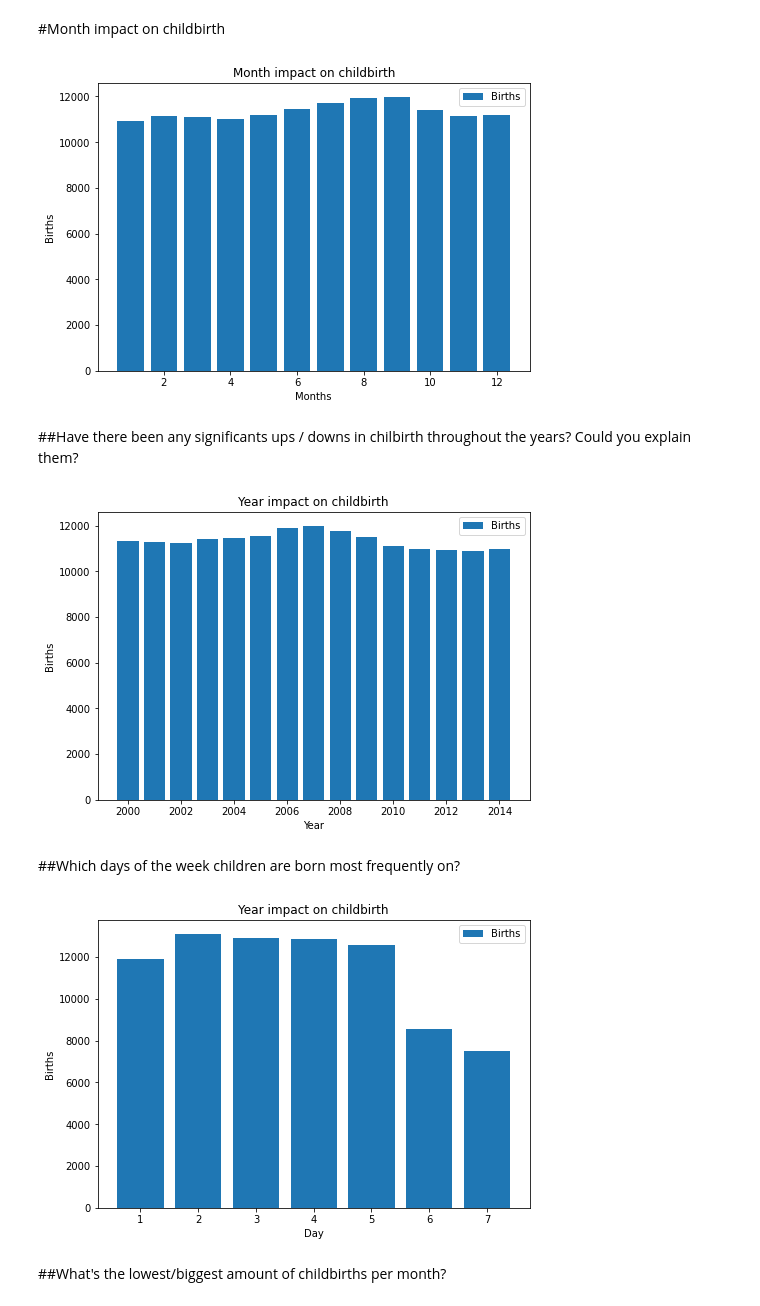
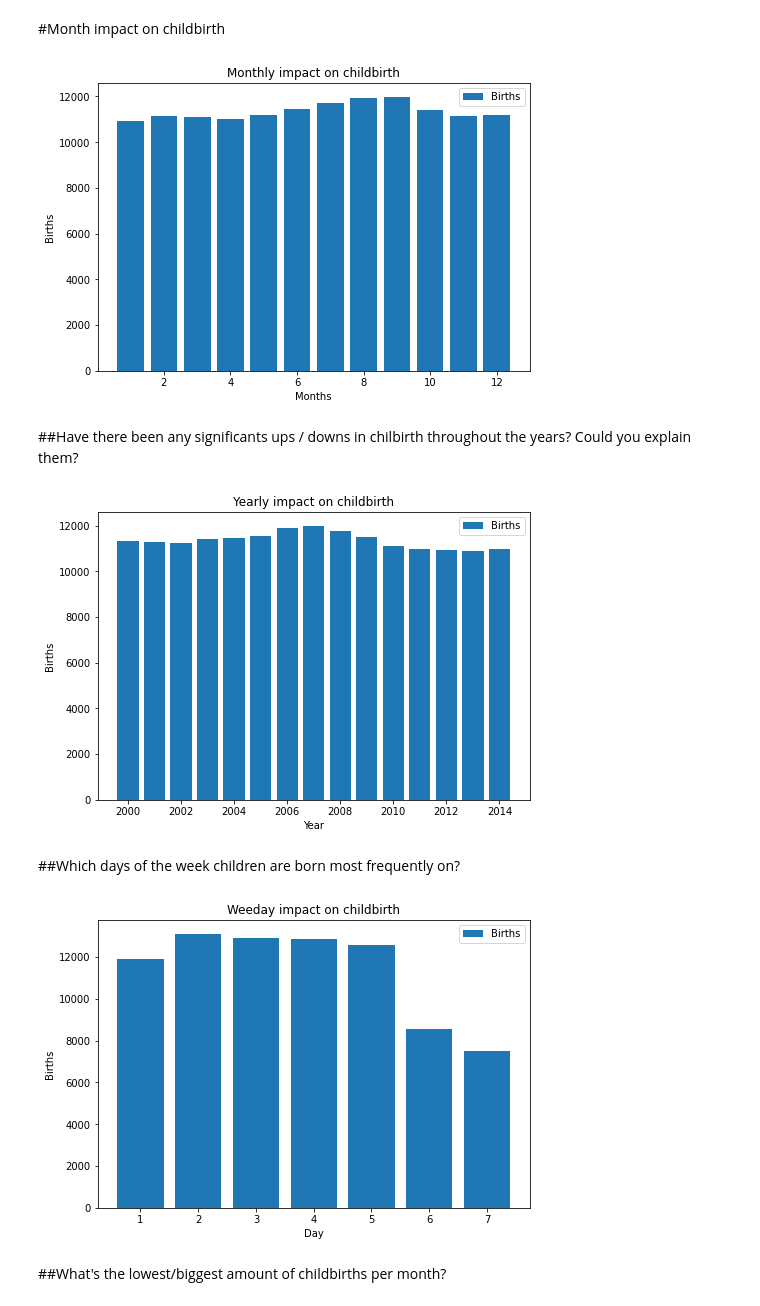
Before and after one commit to mmecius/turing_college, a Jupyter notebook: Demo_subproject.ipynb, the cells around one changed output. Saved outputs shown, nothing was run; the diff lists cells and outputs as text; code cells hidden in the pictures.

```diff
--- a/Demo_subproject.ipynb
+++ b/Demo_subproject.ipynb
@@ -489,13 +489,13 @@ childbirth_number = [value.item() for value in childbirth_raw]
 fig = plt.figure()
 ax = fig.add_axes([0,0,1,1])
 ax.bar(months_list, childbirth_number, label='Births')
-plt.title('Month impact on childbirth')
+plt.title('Monthly impact on childbirth')
 plt.xlabel('Months')
 plt.ylabel('Births')
 plt.legend()
 plt.show()
 # %% [output]
-[figure, old version]
+[figure, new version]
 # %% [markdown]
 ##Have there been any significants ups / downs in chilbirth throughout the years? Could you explain them?
 # %%
@@ -507,14 +507,14 @@ childbirth_number = [value.item() for value in childbirth_raw]
 fig = plt.figure()
 ax = fig.add_axes([0,0,1,1])
 ax.bar(year_list, childbirth_number, label='Births')
-plt.title('Year impact on childbirth')
+plt.title('Yearly impact on childbirth')
 plt.xlabel('Year')
 plt.ylabel('Births')
 plt.legend()
 
 plt.show()
 # %% [output]
-[figure, old version]
+[figure, new version]
 # %% [markdown]
 ##Which days of the week children are born most frequently on?
 # %%
@@ -525,15 +525,15 @@ childbirth_number = [value.item() for value in childbirth_raw]
 # %%
 fig = plt.figure()
 ax = fig.add_axes([0,0,1,1])
 ax.bar(day_list, childbirth_number, label='Births')
-plt.title('Year impact on childbirth')
+plt.title('Weeday impact on childbirth')
 plt.xlabel('Day')
 plt.ylabel('Births')
 plt.legend()
 
 plt.show()
 # %% [output]
-[figure, old version]
+[figure, new version]
 # %% [markdown]
 ##What's the lowest/biggest amount of childbirths per month?
 # %%
```
Also changed, not shown: parts of 3 cells of this notebook.
